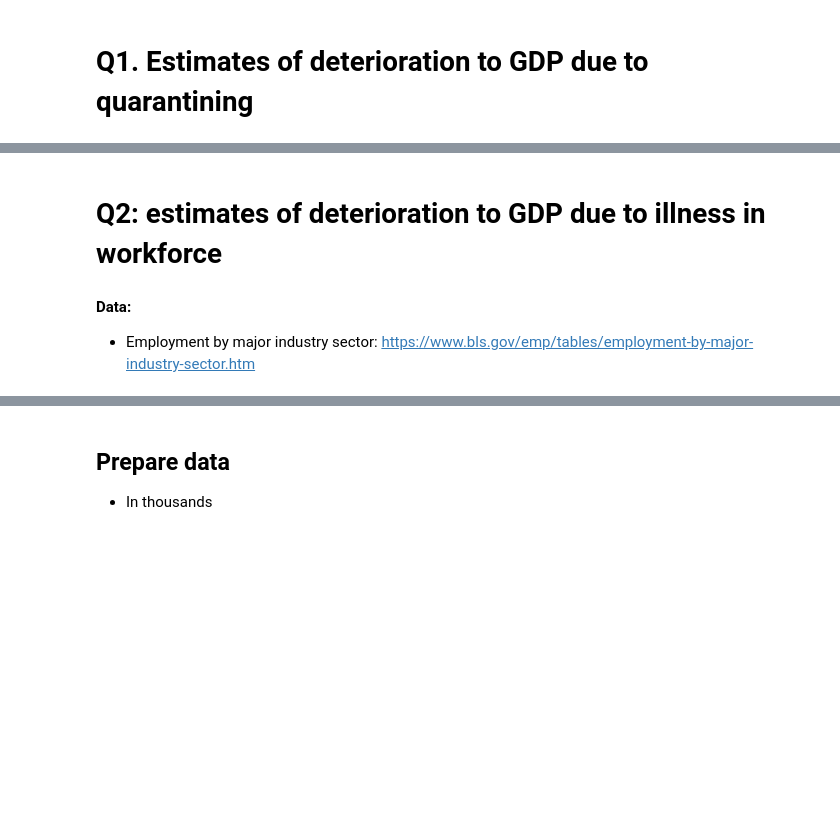
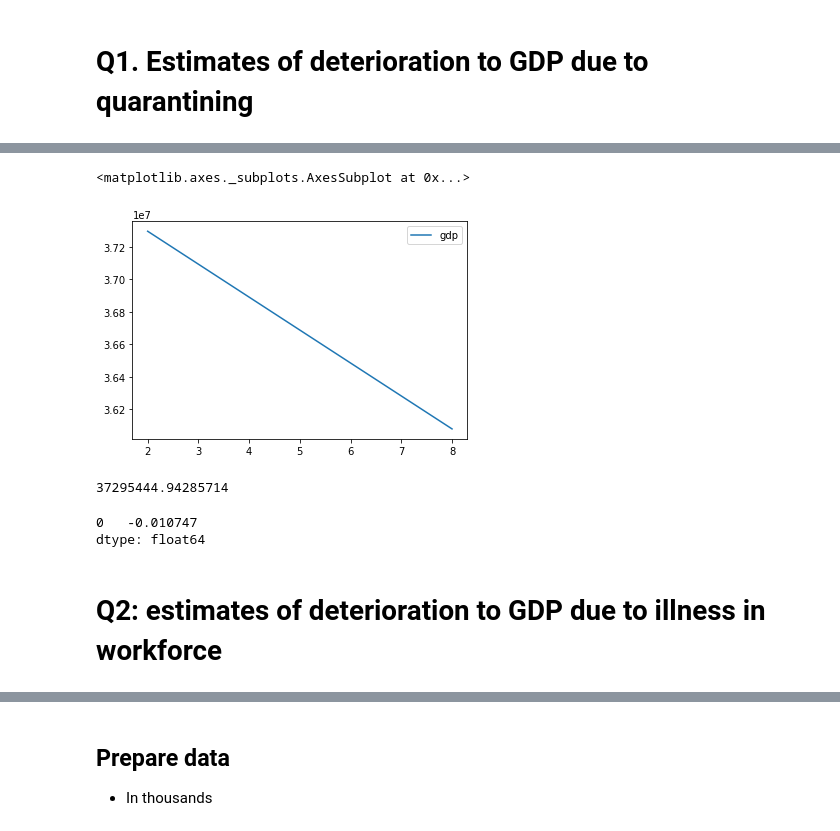
Before and after one commit to xcao38/covid19_analysis, a Jupyter notebook: covid19_eco_analysis.ipynb, the cells around one changed output, grey strips where cells are left out. Saved outputs shown, nothing was run; the diff lists cells and outputs as text; code cells hidden in the pictures; blank space fills up the shorter version.

```diff
--- a/covid19_eco_analysis.ipynb
+++ b/covid19_eco_analysis.ipynb
@@ -208,0 +295,7 @@ gdp_due_to_quarantine(go_private_ind_1st_qt.loc[2019],2, GOAFH = -0.2, GOM = -0.
+# %%
+private_ind_neg_pct = {'GOAF': -0.6,'GOMD': -0.2 ,'GOMN': -0.4,'GOMN': 0,'GOR': -0.5,'GOT': -0.4}
+# %%
+gdp ={}
+for i in range(2,9):
+    gdp_sub = gdp_due_to_quarantine(df=all_indus_2019_q2.T, durations= i, **private_ind_neg_pct)
+    gdp.update({i:gdp_sub})
@@ -208,0 +312,7 @@ gdp_due_to_quarantine(go_private_ind_1st_qt.loc[2019],2, GOAFH = -0.2, GOM = -0.
+# %%
+test_gdp_df = pd.DataFrame.from_dict(gdp,orient= 'index', columns= ['gdp'])
+# %%
+test_gdp_df.plot()
+# %% [output]
+<matplotlib.axes._subplots.AxesSubplot at 0x...>
+[figure, added]
@@ -209,5 +321,11 @@ gdp_due_to_quarantine(go_private_ind_1st_qt.loc[2019],2, GOAFH = -0.2, GOM = -0.
+# %%
+gdp_2wk
+# %% [output]
+37295444.94285714
+# %%
+(gdp_2wk - all_indus_2019_q2.sum(axis = 0))/all_indus_2019_q2.sum(axis = 0)
+# %% [output]
+0   -0.010747
+dtype: float64
 # %% [markdown]
 # Q2: estimates of deterioration to GDP due to  illness in workforce
-# %% [markdown]
-**Data:**
-- Employment by major industry sector: https://www.bls.gov/emp/tables/employment-by-major-industry-sector.htm
```
Also changed, not shown: parts of 40 cells of this notebook.
